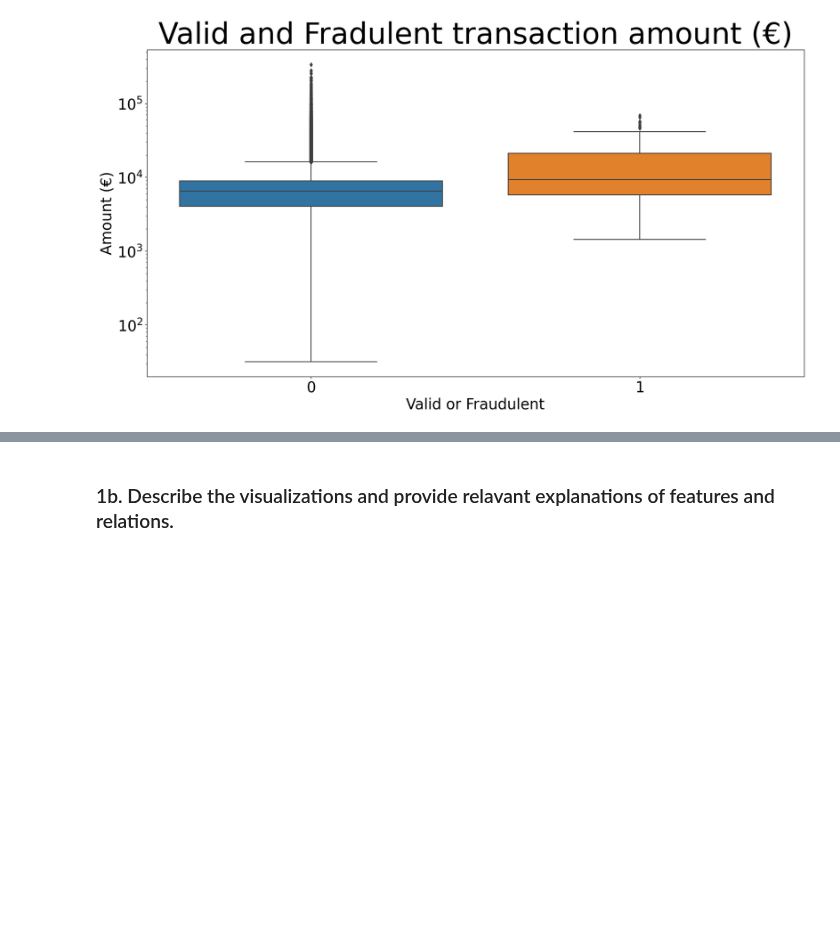
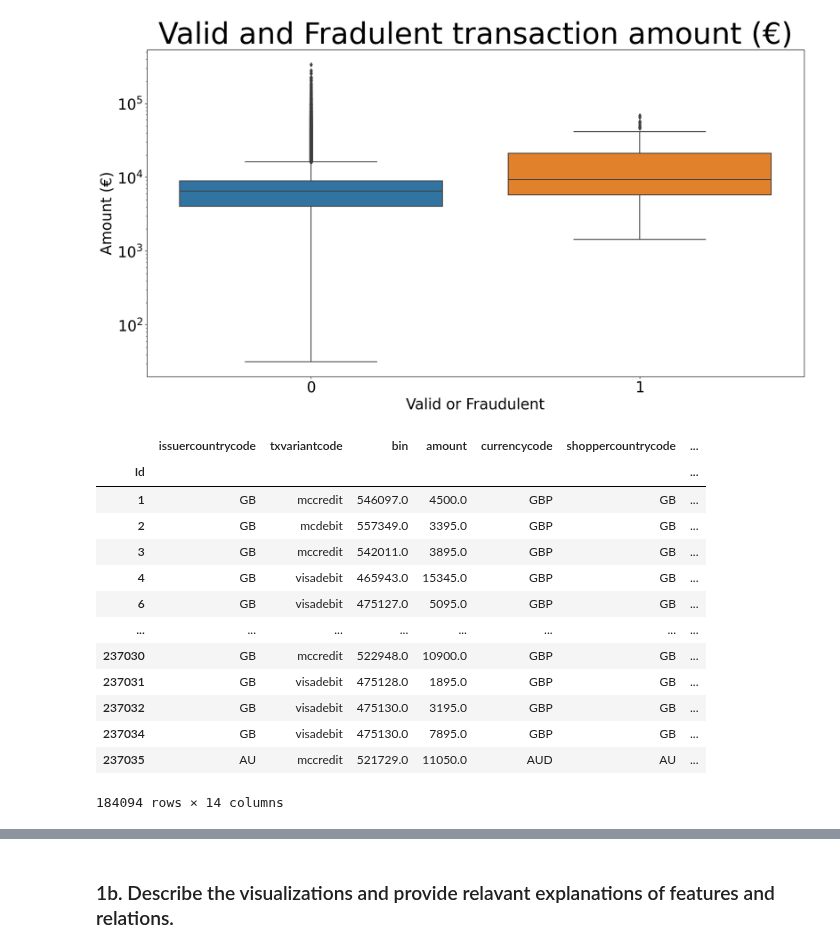
Before and after one commit to kbaran1998/CS4035-cyber-data, a Jupyter notebook: lab1/Lab1.ipynb, the cells around one changed output, grey strips where cells are left out. Drawn from its saved outputs; the diff is of its cells as text; code cells hidden in the pictures; blank space fills up the shorter version.

```diff
--- a/lab1/Lab1.ipynb
+++ b/lab1/Lab1.ipynb
@@ -394,3 +318,21 @@ plt.yscale('log')
 plt.show()
 # %% [output]
 [figure]
+# %%
+buyer_with_same_issuer_df = train_data_df[train_data_df['issuercountrycode'] == train_data_df['shoppercountrycode']]
+buyer_with_diff_issuer_df = train_data_df[train_data_df['issuercountrycode'] != train_data_df['shoppercountrycode']]
+# %% [output]
+|  | issuercountrycode | txvariantcode | bin | amount | currencycode | shoppercountrycode | ... |
+| Id |  |  |  |  |  |  | ... |
+| 1 | GB | mccredit | 546097.0 | 4500.0 | GBP | GB | ... |
+| 2 | GB | mcdebit | 557349.0 | 3395.0 | GBP | GB | ... |
+| 3 | GB | mccredit | 542011.0 | 3895.0 | GBP | GB | ... |
+| 4 | GB | visadebit | 465943.0 | 15345.0 | GBP | GB | ... |
+| 6 | GB | visadebit | 475127.0 | 5095.0 | GBP | GB | ... |
+| ... | ... | ... | ... | ... | ... | ... | ... |
+| 237030 | GB | mccredit | 522948.0 | 10900.0 | GBP | GB | ... |
+| 237031 | GB | visadebit | 475128.0 | 1895.0 | GBP | GB | ... |
+| 237032 | GB | visadebit | 475130.0 | 3195.0 | GBP | GB | ... |
+| 237034 | GB | visadebit | 475130.0 | 7895.0 | GBP | GB | ... |
+| 237035 | AU | mccredit | 521729.0 | 11050.0 | AUD | AU | ... |
+184094 rows × 14 columns
```
Also changed, not shown: parts of 15 cells of this notebook.
